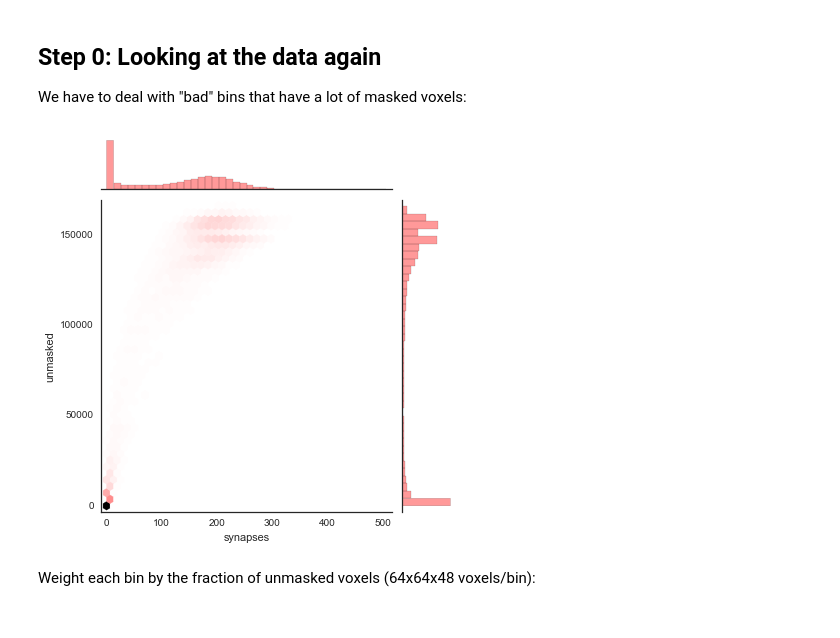
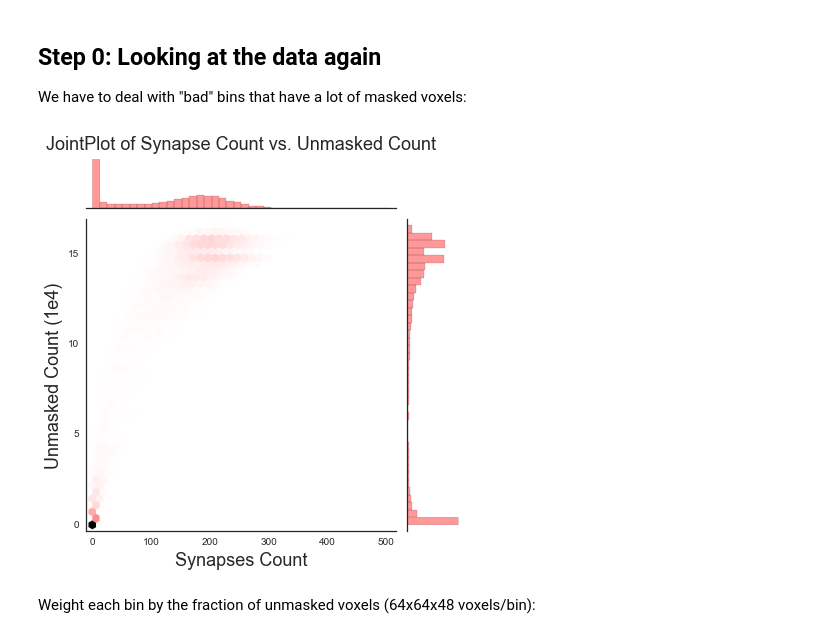
Before and after one commit to Upward-Spiral-Science/chengchang, a Jupyter notebook: Assignment 4.ipynb, the cells around one changed output. Drawn from its saved outputs; the diff is of its cells as text; code cells hidden in the pictures.

```diff
--- a/Assignment 4.ipynb
+++ b/Assignment 4.ipynb
@@ -22,17 +22,25 @@ df = pd.read_csv('../output.csv')
 We have to deal with "bad" bins that have a lot of masked voxels:
 # %%
 import seaborn as sns
+fs = 18
+lfs = 14
 
 x = df['synapses']
-y = df['unmasked']
+y = df['unmasked']/1e4
 
+# with sns.plotting_context('notebook', font_scale=1.5), :
 with sns.axes_style('white'):
-    sns.jointplot(x=x, y=y, kind='hex', color='r',
+    g = sns.jointplot(x=x, y=y, kind='hex', color='r',
                   xlim=(x.min()-0.02*np.ptp(x),x.max()+0.02*np.ptp(x)),
                   ylim=(y.min()-0.02*np.ptp(y),y.max()+0.02*np.ptp(y)),
                   joint_kws={'gridsize':40}, marginal_kws={'bins':40}, stat_func=None);
+    plt.gcf().axes[1].set_title("JointPlot of Synapse Count vs. Unmasked Count", fontsize = fs)
+    plt.gcf().axes[0].set_xlabel("Synapses Count", fontsize = fs)
+    plt.gcf().axes[0].set_ylabel("Unmasked Count (1e4)", fontsize=fs)
+    plt.savefig('./figs/AndrewFigs/jointPlotSynUm.png', format='png', dpi=300)
+    plt.show()
 # %% [output]
-[figure, old version]
+[figure, new version]
 # %% [markdown]
 Weight each bin by the fraction of unmasked voxels (64x64x48 voxels/bin):
 # %%
```
Also changed, not shown: parts of 5 cells of this notebook, 22 other files.
